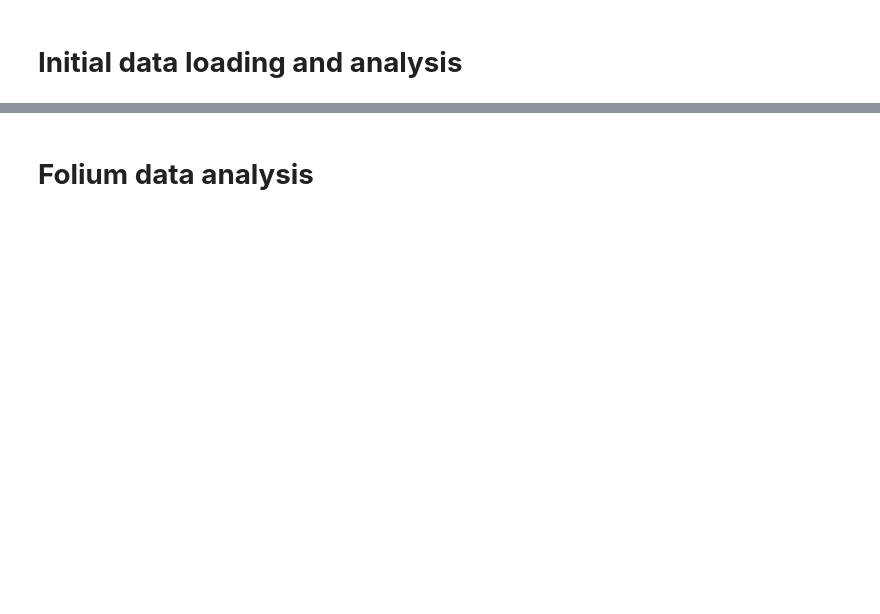
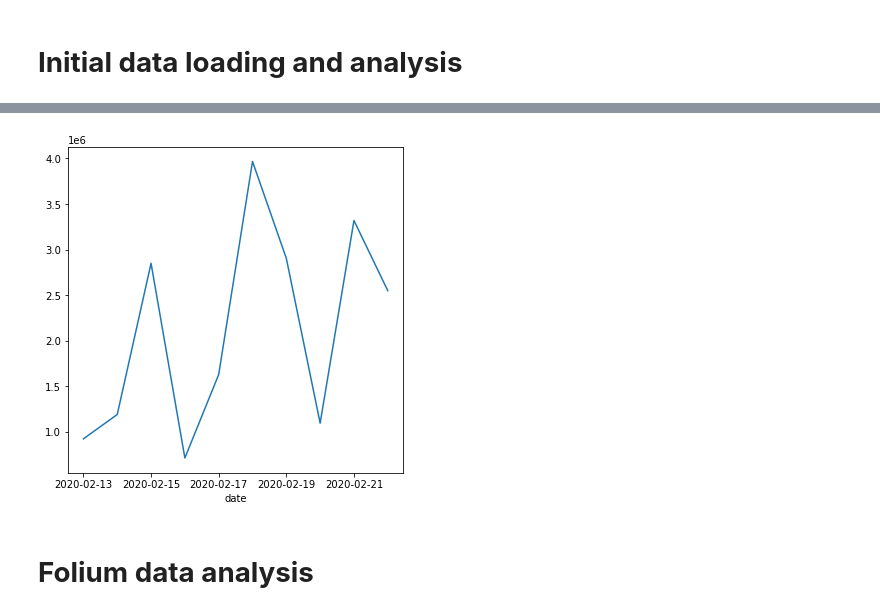
Before and after one commit to viggo-gascou/fyp2022p01g06, a Jupyter notebook: Notebooks/Group_F_proj.ipynb, the cells around one changed output, grey strips where cells are left out. Saved outputs shown, nothing was run; the diff lists cells and outputs as text; code cells hidden in the pictures; blank space fills up the shorter version.

```diff
--- a/Notebooks/Group_F_proj.ipynb
+++ b/Notebooks/Group_F_proj.ipynb
@@ -31,7 +33,9 @@ weather_by_region["SolarRadiation"]["mean"].plot.barh(figsize=(15,12));
 date_agg = is_DE.groupby(by="date").agg(["mean"])
 date_agg
 # %%
-date_agg["SolarRadiation"]["mean"][:10].plot.barh(figsize=(15,12));
+date_agg["SolarRadiation"]["mean"][:10].plot.line(figsize=(6,6));
+# %% [output]
+[figure, added]
 # %% [markdown]
 # **Folium data analysis**
 # %%
```
Also changed, not shown: parts of 1 cell of this notebook.
